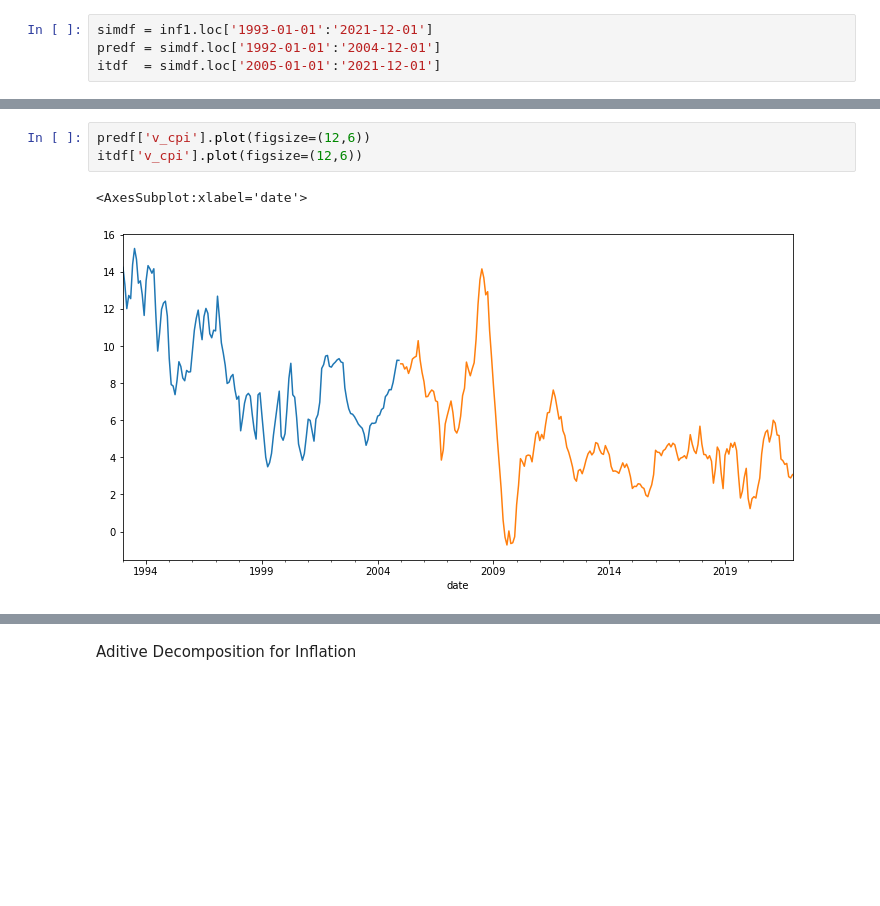
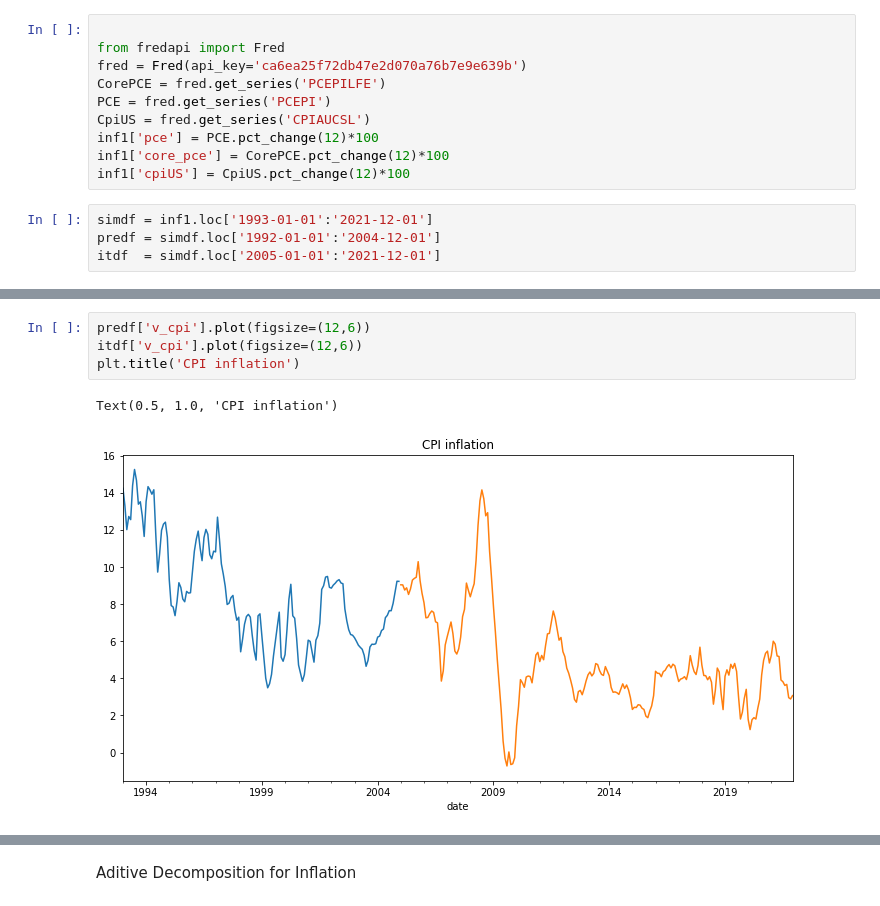
Before and after one commit to Marianojgm86/GARCH-CODES, a Jupyter notebook: 02_modelling_seasAdj.ipynb, the cells around one changed output, grey strips where cells are left out. Cells and saved outputs as stored; diff of their text form; blank space fills up the shorter version.

```diff
--- a/02_modelling_seasAdj.ipynb
+++ b/02_modelling_seasAdj.ipynb
@@ -29,6 +29,16 @@ inf1 = inf1.drop("date", axis = 1)
 inf1['v_cpi'] = inf1['CPI'].pct_change(12)*100
 inf1['vol_cpi1'] = inf1['CPI'].rolling(12).std()
 # inf1.head()
+# %%
+
+from fredapi import Fred
+fred = Fred(api_key='ca6ea25f72db47e2d070a76b7e9e639b')
+CorePCE = fred.get_series('PCEPILFE')
+PCE = fred.get_series('PCEPI')
+CpiUS = fred.get_series('CPIAUCSL')
+inf1['pce'] = PCE.pct_change(12)*100
+inf1['core_pce'] = CorePCE.pct_change(12)*100
+inf1['cpiUS'] = CpiUS.pct_change(12)*100
 # %%
 simdf = inf1.loc['1993-01-01':'2021-12-01']
 predf = simdf.loc['1992-01-01':'2004-12-01']
@@ -36,6 +56,7 @@ itdf  = simdf.loc['2005-01-01':'2021-12-01']
 # %%
 predf['v_cpi'].plot(figsize=(12,6))
 itdf['v_cpi'].plot(figsize=(12,6))
+plt.title('CPI inflation')
 # %% [output]
-<AxesSubplot:xlabel='date'>
+Text(0.5, 1.0, 'CPI inflation')
-[figure, old version]
+[figure, new version]
```
Also changed, not shown: parts of 26 cells of this notebook, 2 other files.
